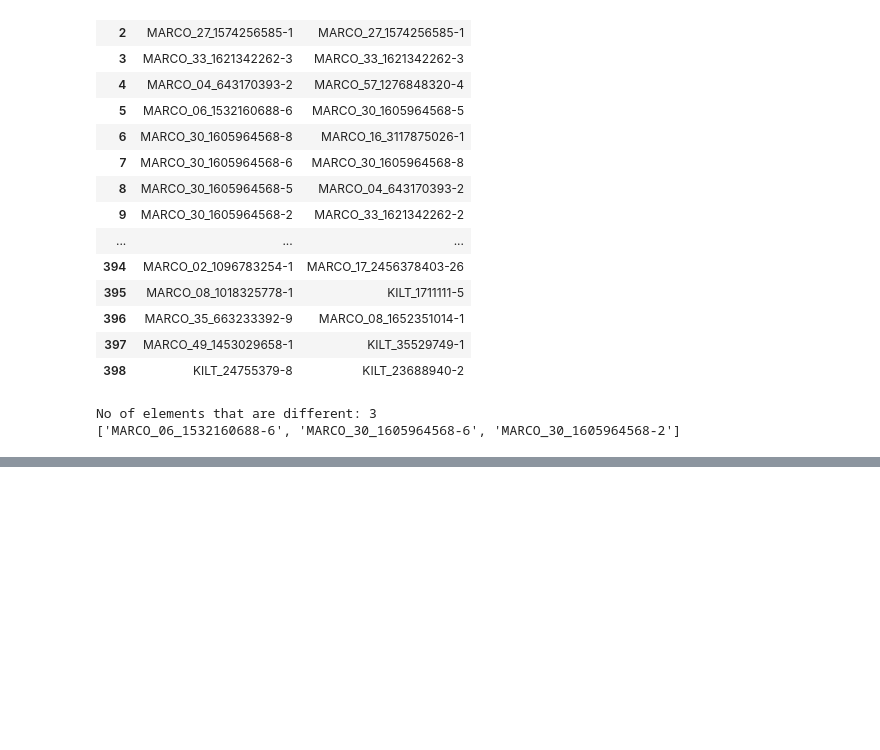
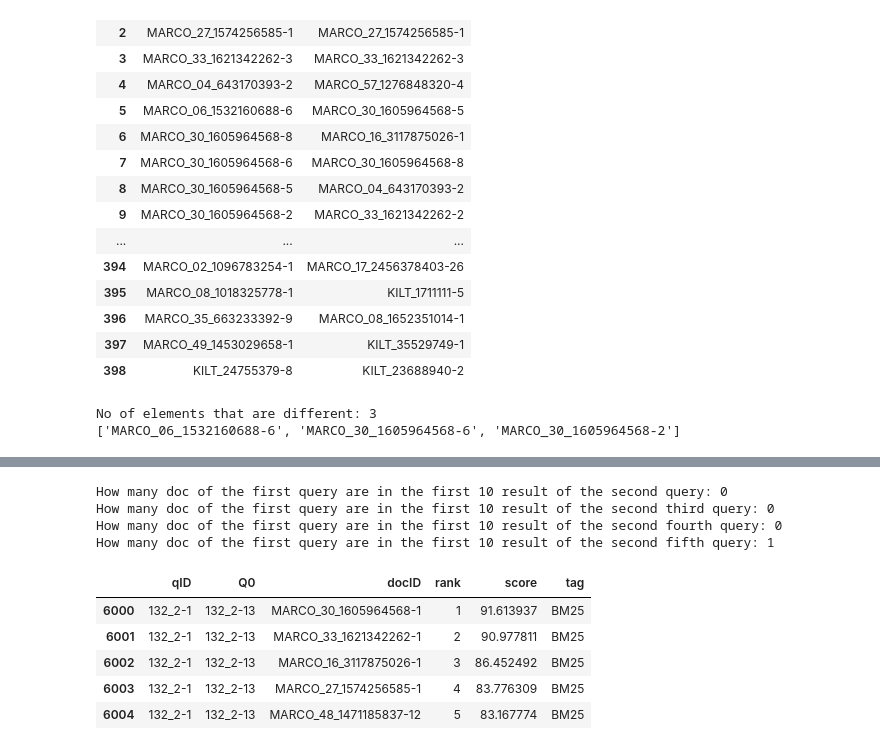
Before and after one commit to AleOspina22/IR-analysis, a Jupyter notebook: Queries.ipynb, the cells around one changed output, grey strips where cells are left out. Cells and saved outputs as stored; diff of their text form; code cells hidden in the pictures; blank space fills up the shorter version.

```diff
--- a/Queries.ipynb
+++ b/Queries.ipynb
@@ -197,0 +319,45 @@ No of elements that are different: 3
+# %%
+# Now, considering only the first 10 result for each query, normally are the most important, how many same documents there are between each query?)
+
+limit = 10
+
+documentsFirstQuery = documentsFirstQuery[0:limit]
+documentsSecondQuery = documentsSecondQuery[0:limit]
+documentsThirdQuery = documentsThirdQuery[0:limit]
+documentsFourthQuery = documentsFourthQuery[0:limit]
+documentsFifthQuery = documentsFifthQuery[0:limit]
+
+
+results1 = 0
+results2 = 0
+results3 = 0
+results4 = 0
+
+for doc in documentsFirstQuery:
+        results1 += documentsSecondQuery.count(doc)
+        results2 += documentsThirdQuery.count(doc)
+        results3 += documentsFourthQuery.count(doc)
+        results4 += documentsFifthQuery.count(doc)
+
+print("How many doc of the first query are in the first 10 result of the second query:", results1)
+print("How many doc of the first query are in the first 10 result of the second third query:",results2)
+print("How many doc of the first query are in the first 10 result of the second fourth query:",results3)
+print("How many doc of the first query are in the first 10 result of the second fifth query:",results4)
+
+# you can see how in reality, without considering the total of the results for the topic that is handled,
+# and we only concentrate on the first 10 links (documents) that the search engine gives us, we can see that
+# the first query is NOT EFFECTIVE to find the most exact information that the user needs.
+# %% [output]
+How many doc of the first query are in the first 10 result of the second query: 0
+How many doc of the first query are in the first 10 result of the second third query: 0
+How many doc of the first query are in the first 10 result of the second fourth query: 0
+How many doc of the first query are in the first 10 result of the second fifth query: 1
+# %%
+firstQuery.head()
+# %% [output]
+|  | qID | Q0 | docID | rank | score | tag |
+| 6000 | 132_2-1 | 132_2-13 | MARCO_30_1605964568-1 | 1 | 91.613937 | BM25 |
+| 6001 | 132_2-1 | 132_2-13 | MARCO_33_1621342262-1 | 2 | 90.977811 | BM25 |
+| 6002 | 132_2-1 | 132_2-13 | MARCO_16_3117875026-1 | 3 | 86.452492 | BM25 |
+| 6003 | 132_2-1 | 132_2-13 | MARCO_27_1574256585-1 | 4 | 83.776309 | BM25 |
+| 6004 | 132_2-1 | 132_2-13 | MARCO_48_1471185837-12 | 5 | 83.167774 | BM25 |
```
Also changed, not shown: parts of 28 cells of this notebook.
